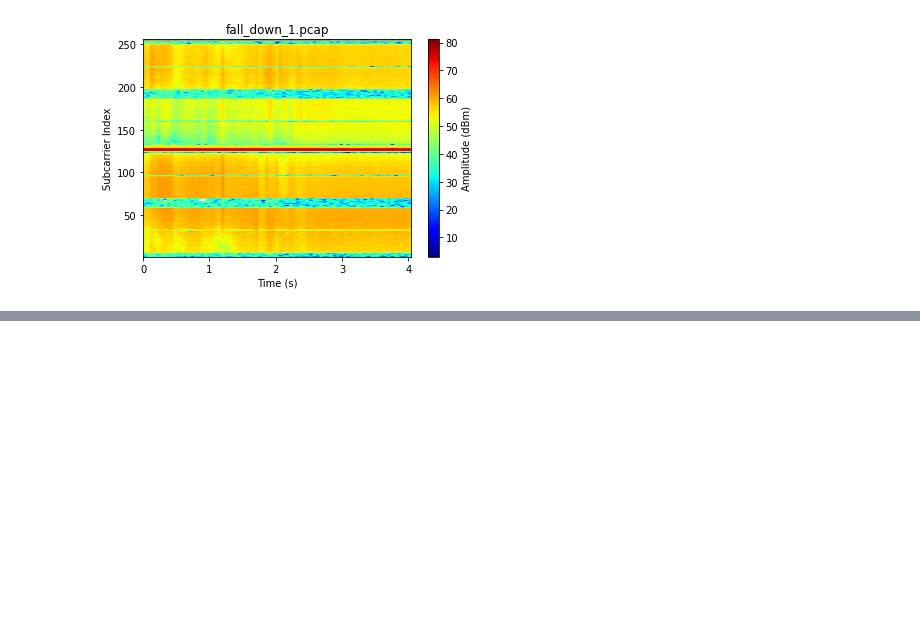
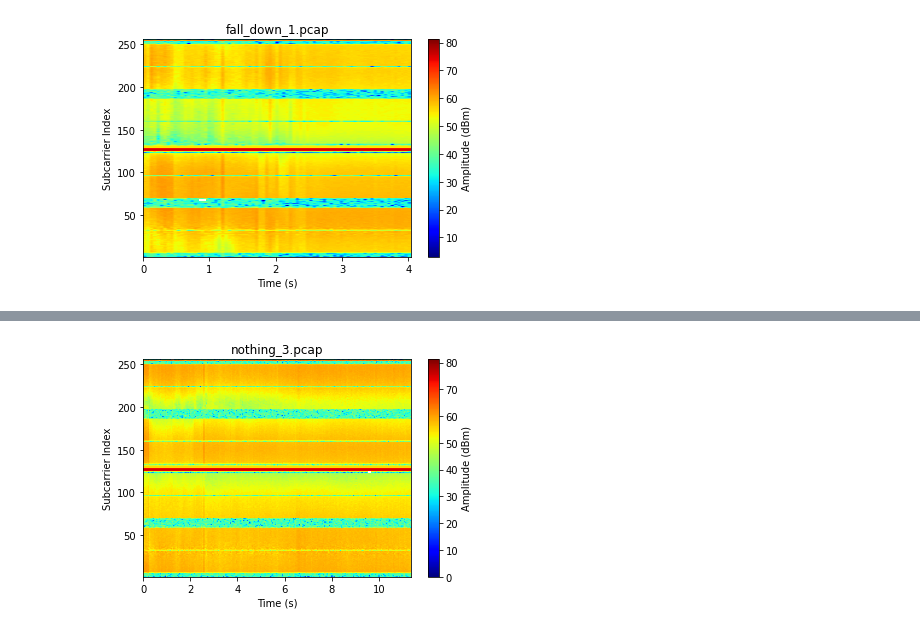
Before and after one commit to srk-practicum/2022-knu-wmi, a Jupyter notebook: Amplitude_heatmap.ipynb, the cells around one changed output, grey strips where cells are left out. Cells and saved outputs as stored; diff of their text form; code cells hidden in the pictures; blank space fills up the shorter version.

```diff
--- a/Amplitude_heatmap.ipynb
+++ b/Amplitude_heatmap.ipynb
@@ -6,0 +17,5 @@ bg.heatmap()
+# %%
+bg = BatchGraph("files_pcap/nothing/nothing_3.pcap")
+bg.heatmap()
+# %% [output]
+[figure, added]
```
Also changed, not shown: parts of 5 cells of this notebook.
